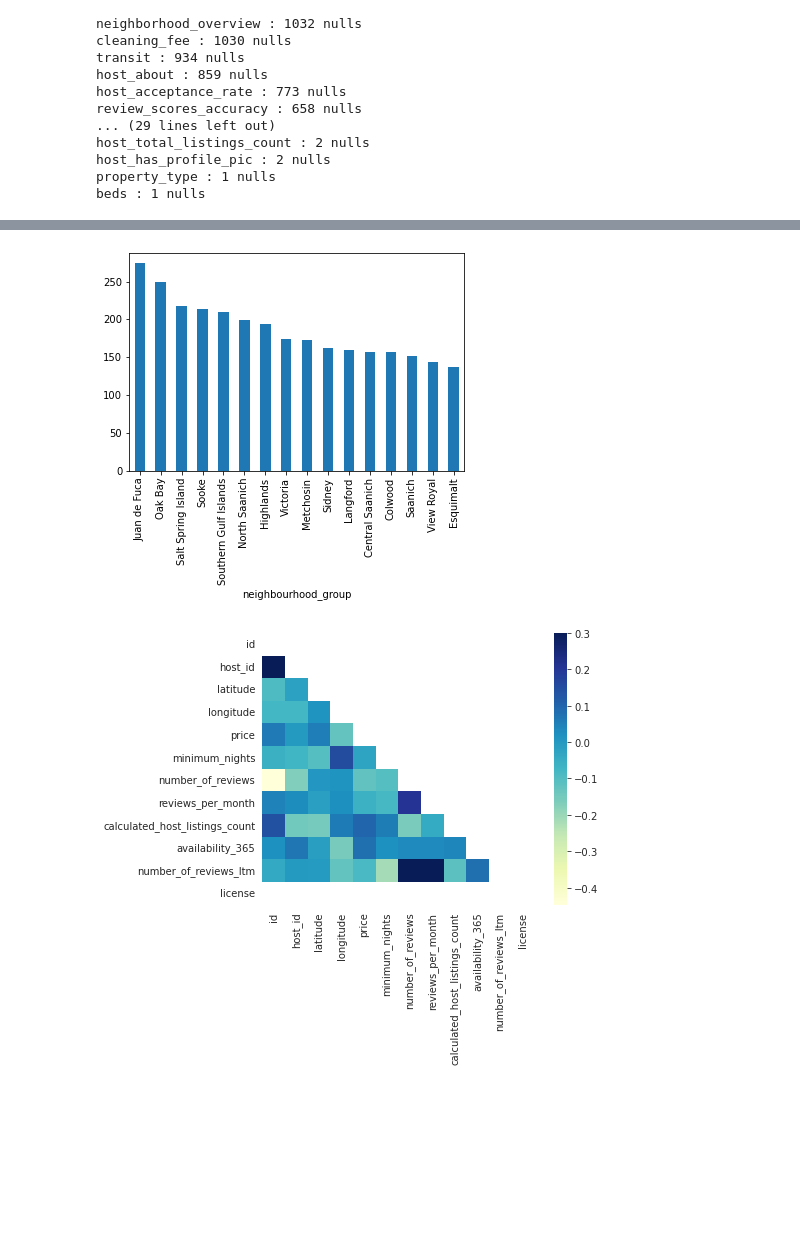
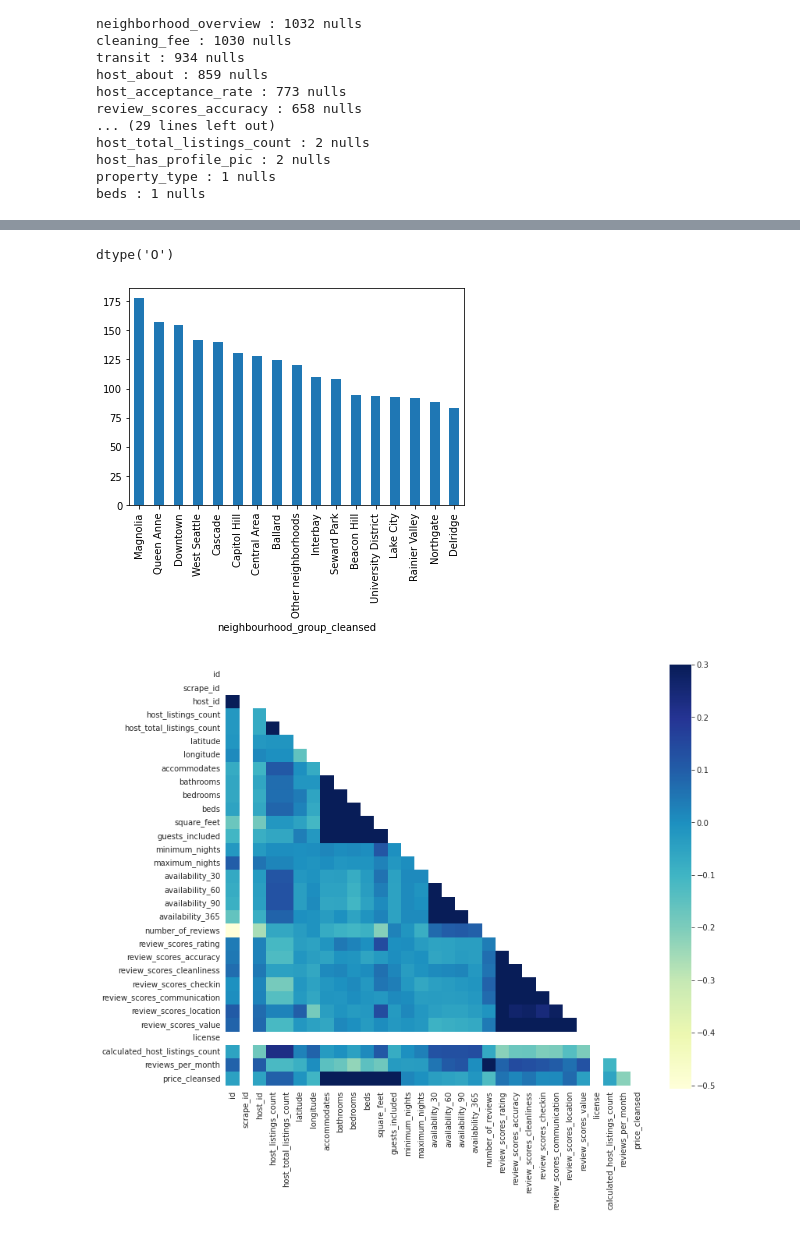
Before and after one commit to julionovoa/airbnb-seattle, a Jupyter notebook: airbnb-seattle.ipynb, the cells around one changed output, grey strips where cells are left out. Saved outputs shown, nothing was run; the diff lists cells and outputs as text; code cells hidden in the pictures; blank space fills up the shorter version.

Commit message:
correlation graph was updated

```diff
--- a/airbnb-seattle.ipynb
+++ b/airbnb-seattle.ipynb
@@ -72,15 +76,21 @@ KeyError: 'neighbourhood_group'
+# %%
+tmp_price[1].dtypes
+# %% [output]
+dtype('O')
 # %%
 # average price-per-night by neighbouthoob group
-listings.groupby('neighbourhood_group')['price'].mean().sort_values(ascending=False).plot(kind='bar');
+tmp_price = listings['price'].str.split('$', expand=True)
+listings['price_cleansed'] = tmp_price[1].str.replace(',', '').astype('float')
+listings.groupby('neighbourhood_group_cleansed')['price_cleansed'].mean().sort_values(ascending=False).plot(kind='bar');
 # %% [output]
-[figure, old version]
+[figure, new version]
 # %%
 # correlation between variables using a heatmap
 corr = listings.corr()
 mask = np.zeros_like(corr)
 mask[np.triu_indices_from(mask)] = True
 with sns.axes_style('white'):
-    f, ax = plt.subplots(figsize=(7, 5))
+    f, ax = plt.subplots(figsize=(12, 10))
     ax = sns.heatmap(corr, mask=mask, vmax=0.3, square=True, cmap='YlGnBu');
 # %% [output]
-[figure, old version]
+[figure, new version]
```
Also changed, not shown: parts of 6 cells of this notebook.
